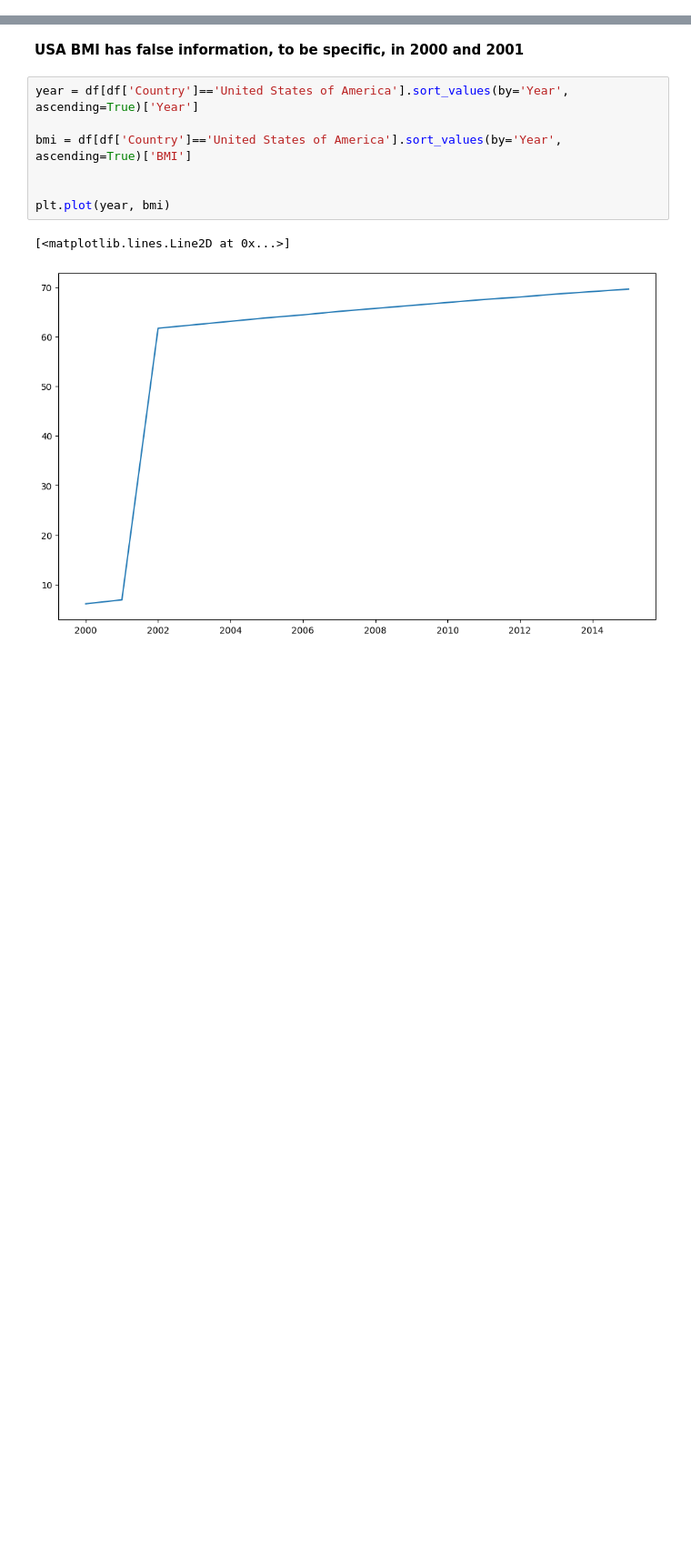
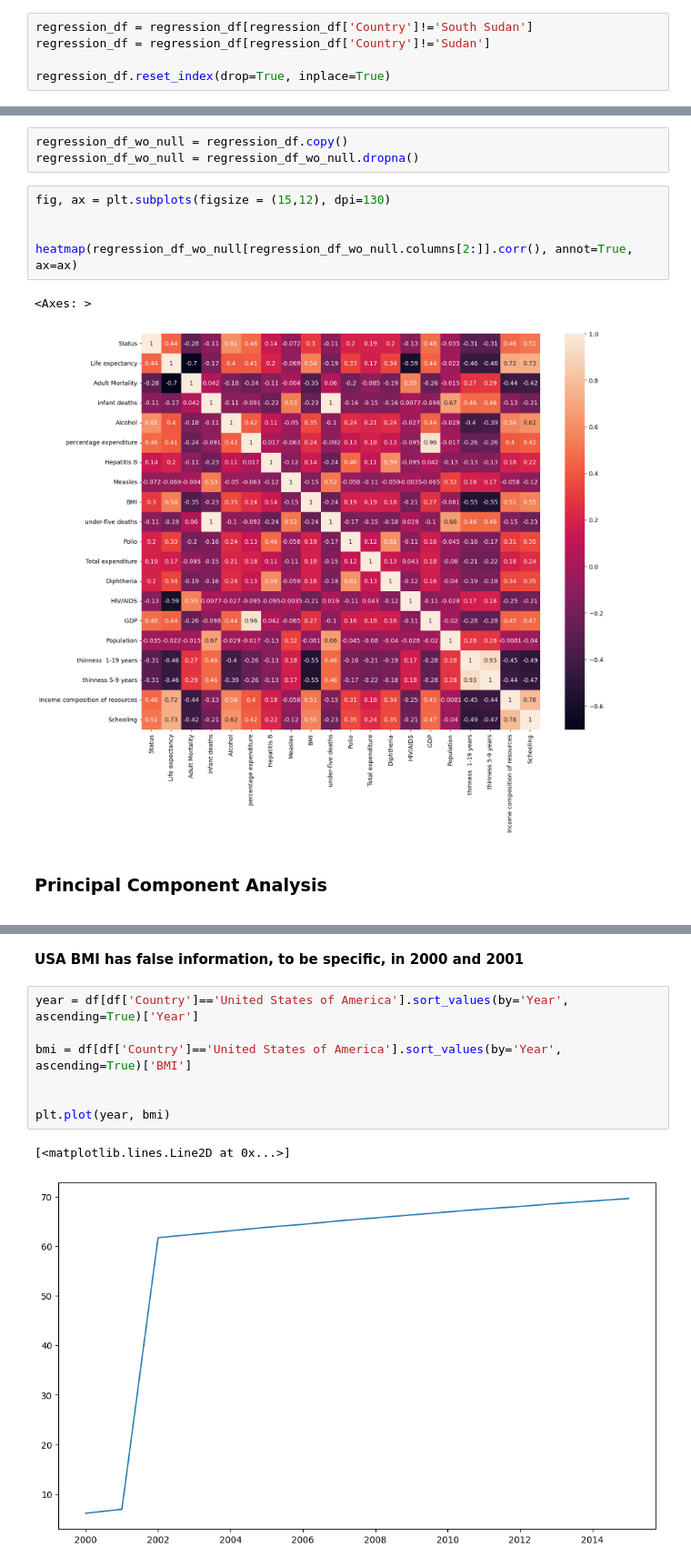
Before and after one commit to AidarbekPapakov/ds-solo-project, a Jupyter notebook: life_exp.ipynb, the cells around one changed output, grey strips where cells are left out. Shown at 91% size. Cells and saved outputs as stored; diff of their text form; blank space fills up the shorter version.

```diff
--- a/life_exp.ipynb
+++ b/life_exp.ipynb
@@ -19,0 +118,5 @@ df.columns = stripped_columns
+# %%
+regression_df = regression_df[regression_df['Country']!='South Sudan']
+regression_df = regression_df[regression_df['Country']!='Sudan']
+
+regression_df.reset_index(drop=True, inplace=True)
@@ -19,0 +125,13 @@ df.columns = stripped_columns
+# %%
+regression_df_wo_null = regression_df.copy()
+regression_df_wo_null = regression_df_wo_null.dropna()
+# %%
+fig, ax = plt.subplots(figsize = (15,12), dpi=130)
+
+
+heatmap(regression_df_wo_null[regression_df_wo_null.columns[2:]].corr(), annot=True, ax=ax)
+# %% [output]
+<Axes: >
+[figure, added]
+# %% [markdown]
+**<h3>**Principal Component Analysis**</h3>**
```
Also changed, not shown: parts of 41 cells of this notebook.
